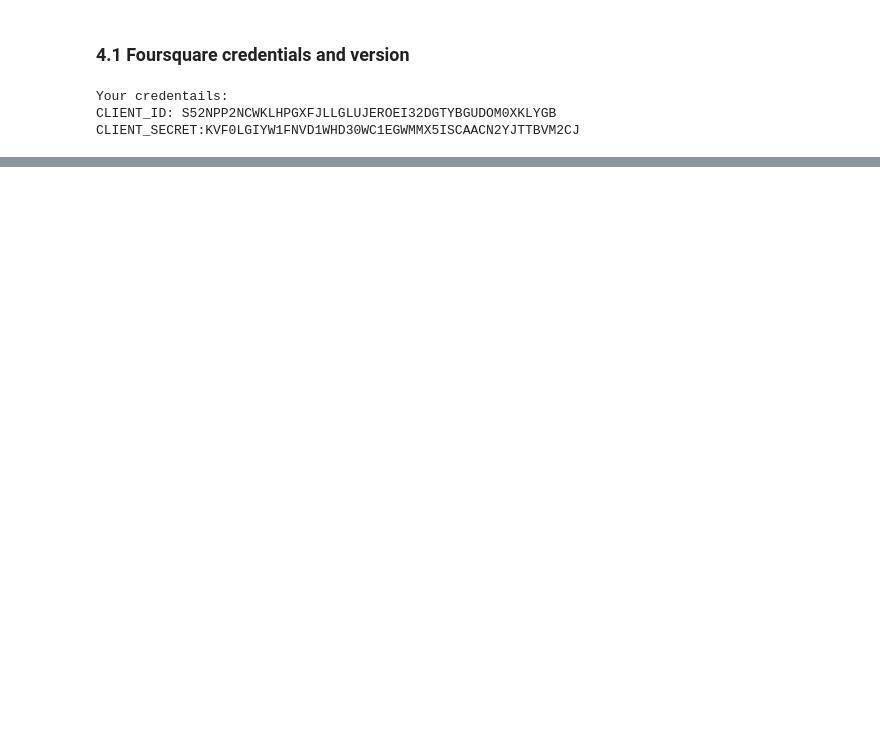
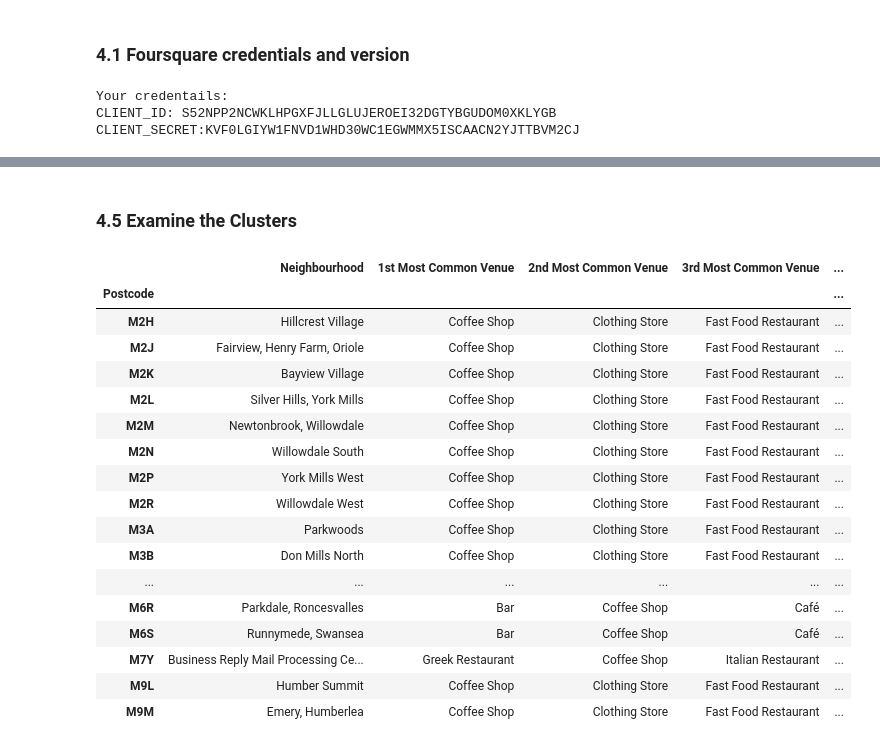
Before and after one commit to mdsl22/Coursera_Capstone, a Jupyter notebook: Week_3_3.ipynb, the cells around one changed output, grey strips where cells are left out. Drawn from its saved outputs; the diff is of its cells as text; code cells hidden in the pictures; blank space fills up the shorter version.

```diff
--- a/Week_3_3.ipynb
+++ b/Week_3_3.ipynb
@@ -252,0 +449,12 @@ CLIENT_SECRET:KVF0LGIYW1FNVD1WHD30WC1EGWMMX5ISCAACN2YJTTBVM2CJ
+# %%
+num_top_venues = 5
+
+for hood in grouped['Neighborhood']:
+    print("----"+hood+"----")
+    temp = grouped[grouped['Neighborhood'] == hood].T.reset_index()
+    temp.columns = ['venue','freq']
+    temp = temp.iloc[1:]
+    temp['freq'] = temp['freq'].astype(float)
+    temp = temp.round({'freq': 2})
+    print(temp.sort_values('freq', ascending=False).reset_index(drop=True).head(num_top_venues))
+    print('\n')
@@ -252,0 +479,6 @@ CLIENT_SECRET:KVF0LGIYW1FNVD1WHD30WC1EGWMMX5ISCAACN2YJTTBVM2CJ
+# %%
+def return_most_common_venues(row, num_top_venues):
+    row_categories = row.iloc[1:]
+    row_categories_sorted = row_categories.sort_values(ascending=False)
+
+    return row_categories_sorted.index.values[0:num_top_venues]
@@ -252,0 +521,11 @@ CLIENT_SECRET:KVF0LGIYW1FNVD1WHD30WC1EGWMMX5ISCAACN2YJTTBVM2CJ
+# %%
+# set number of clusters
+kclusters = 5
+
+grouped_clustering = grouped.drop('Neighborhood', 1)
+
+# run k-means clustering
+kmeans = KMeans(n_clusters=kclusters, random_state=0).fit(grouped_clustering)
+
+# check cluster labels generated for each row in the dataframe
+kmeans.labels_[0:10]
@@ -252,0 +534,10 @@ CLIENT_SECRET:KVF0LGIYW1FNVD1WHD30WC1EGWMMX5ISCAACN2YJTTBVM2CJ
+# %%
+# add clustering labels
+neighborhoods_venues_sorted.insert(0, 'Cluster Labels', kmeans.labels_)
+
+merged = df_toronto
+
+# merge neighborhoods_venues_sorted with df_toronto to add latitude/longitude for each neighborhood
+merged = merged.join(neighborhoods_venues_sorted.set_index('Neighborhood'), on='Borough')
+
+merged.head() # check the last columns!
@@ -252,0 +578,25 @@ CLIENT_SECRET:KVF0LGIYW1FNVD1WHD30WC1EGWMMX5ISCAACN2YJTTBVM2CJ
+# %% [markdown]
+### 4.5 Examine the Clusters
+# %%
+# Cluster 2
+
+merged.loc[merged['Cluster Labels'] == 1, merged.columns[[1] + list(range(5, merged.shape[1]))]]
+# %% [output]
+|  | Neighbourhood | 1st Most Common Venue | 2nd Most Common Venue | 3rd Most Common Venue | ... |
+| Postcode |  |  |  |  | ... |
+| M2H | Hillcrest Village | Coffee Shop | Clothing Store | Fast Food Restaurant | ... |
+| M2J | Fairview, Henry Farm, Oriole | Coffee Shop | Clothing Store | Fast Food Restaurant | ... |
+| M2K | Bayview Village | Coffee Shop | Clothing Store | Fast Food Restaurant | ... |
+| M2L | Silver Hills, York Mills | Coffee Shop | Clothing Store | Fast Food Restaurant | ... |
+| M2M | Newtonbrook, Willowdale | Coffee Shop | Clothing Store | Fast Food Restaurant | ... |
+| M2N | Willowdale South | Coffee Shop | Clothing Store | Fast Food Restaurant | ... |
+| M2P | York Mills West | Coffee Shop | Clothing Store | Fast Food Restaurant | ... |
+| M2R | Willowdale West | Coffee Shop | Clothing Store | Fast Food Restaurant | ... |
+| M3A | Parkwoods | Coffee Shop | Clothing Store | Fast Food Restaurant | ... |
+| M3B | Don Mills North | Coffee Shop | Clothing Store | Fast Food Restaurant | ... |
+| ... | ... | ... | ... | ... | ... |
+| M6R | Parkdale, Roncesvalles | Bar | Coffee Shop | Café | ... |
+| M6S | Runnymede, Swansea | Bar | Coffee Shop | Café | ... |
+| M7Y | Business Reply Mail Processing Ce... | Greek Restaurant | Coffee Shop | Italian Restaurant | ... |
+| M9L | Humber Summit | Coffee Shop | Clothing Store | Fast Food Restaurant | ... |
+| M9M | Emery, Humberlea | Coffee Shop | Clothing Store | Fast Food Restaurant | ... |
```
Also changed, not shown: parts of 24 cells of this notebook.
